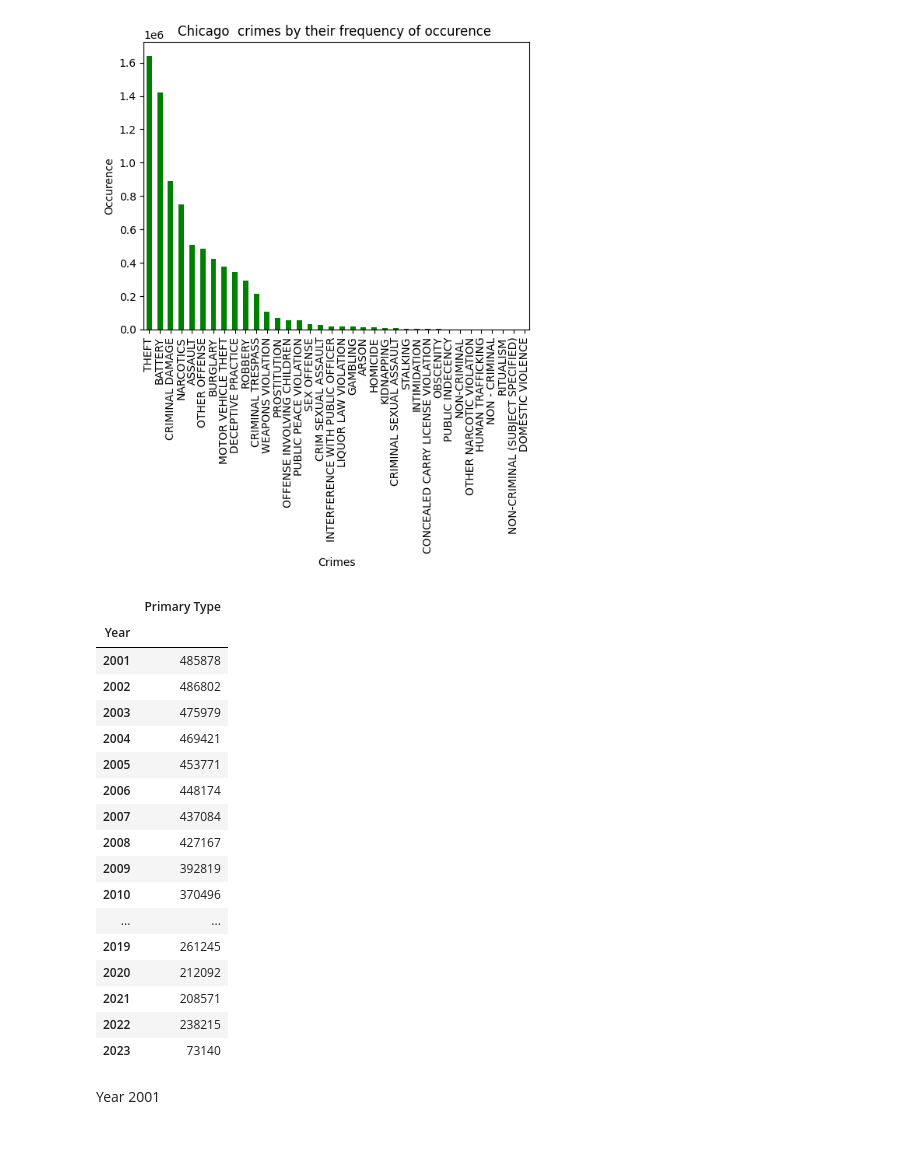
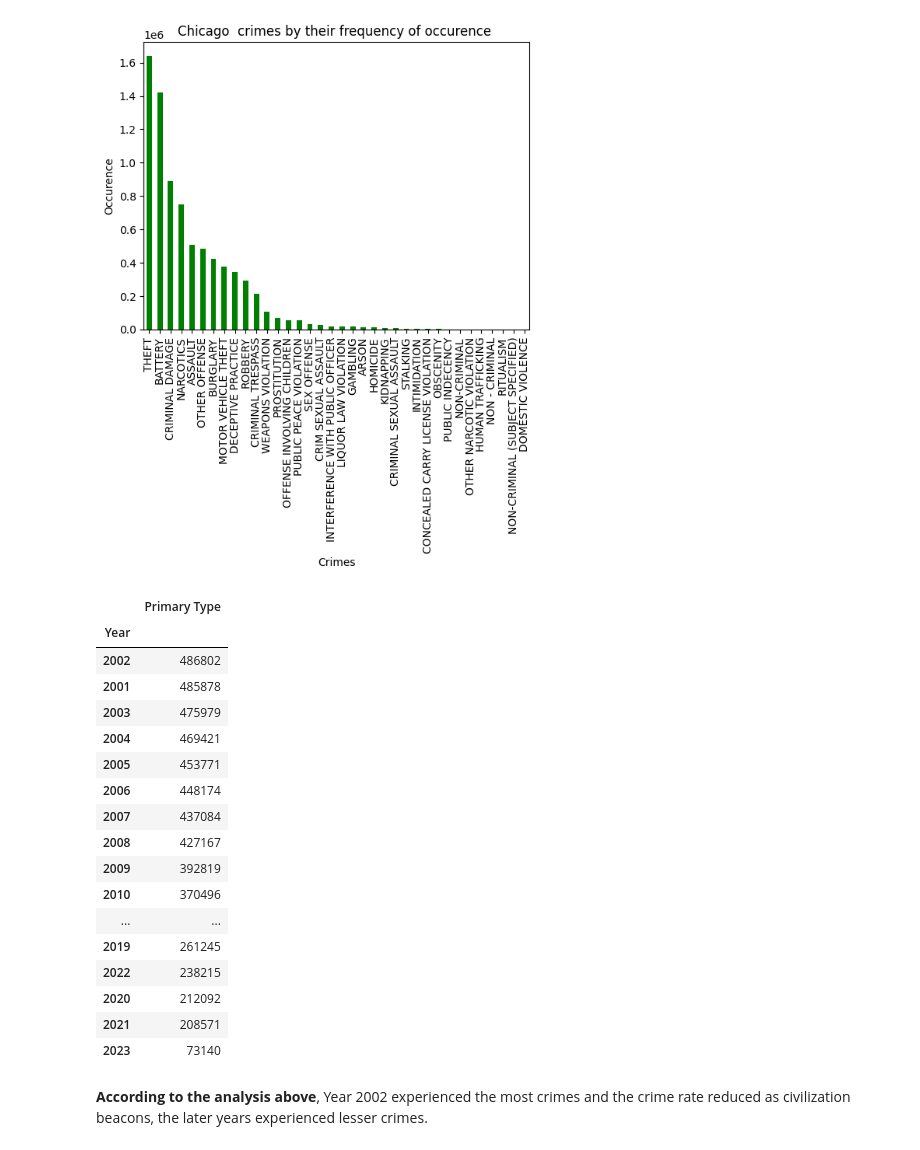
Before and after one commit to Ademsbabyy/my_tasks, a Jupyter notebook: week_8/task_19 .ipynb, the cells around one changed output. Saved outputs shown, nothing was run; the diff lists cells and outputs as text; code cells hidden in the pictures.

```diff
--- a/week_8/task_19 .ipynb
+++ b/week_8/task_19 .ipynb
@@ -299,13 +301,13 @@ plt.show()
 # %%
 # Let's see the total crimes in each year
 
-crimes_year = crimes.groupby('Year').agg({'Primary Type':'count'}).sort_index(ascending=False)
-crimes_year.sort_index(ascending=True)
+crimes_year = crimes.groupby('Year').agg({'Primary Type':'count'}).sort_values('Primary Type', ascending=False)
+crimes_year
 # %% [output]
 |  | Primary Type |
 | Year |  |
+| 2002 | 486802 |
 | 2001 | 485878 |
-| 2002 | 486802 |
 | 2003 | 475979 |
 | 2004 | 469421 |
 | 2005 | 453771 |
@@ -316,9 +318,9 @@ crimes_year.sort_index(ascending=True)
 | 2010 | 370496 |
 | ... | ... |
 | 2019 | 261245 |
+| 2022 | 238215 |
 | 2020 | 212092 |
 | 2021 | 208571 |
-| 2022 | 238215 |
 | 2023 | 73140 |
 # %% [markdown]
-Year 2001
+**According to the analysis above**, Year 2002 experienced the most crimes and the crime rate reduced as civilization beacons, the later years experienced lesser crimes.
```
Also changed, not shown: parts of 15 cells of this notebook.
